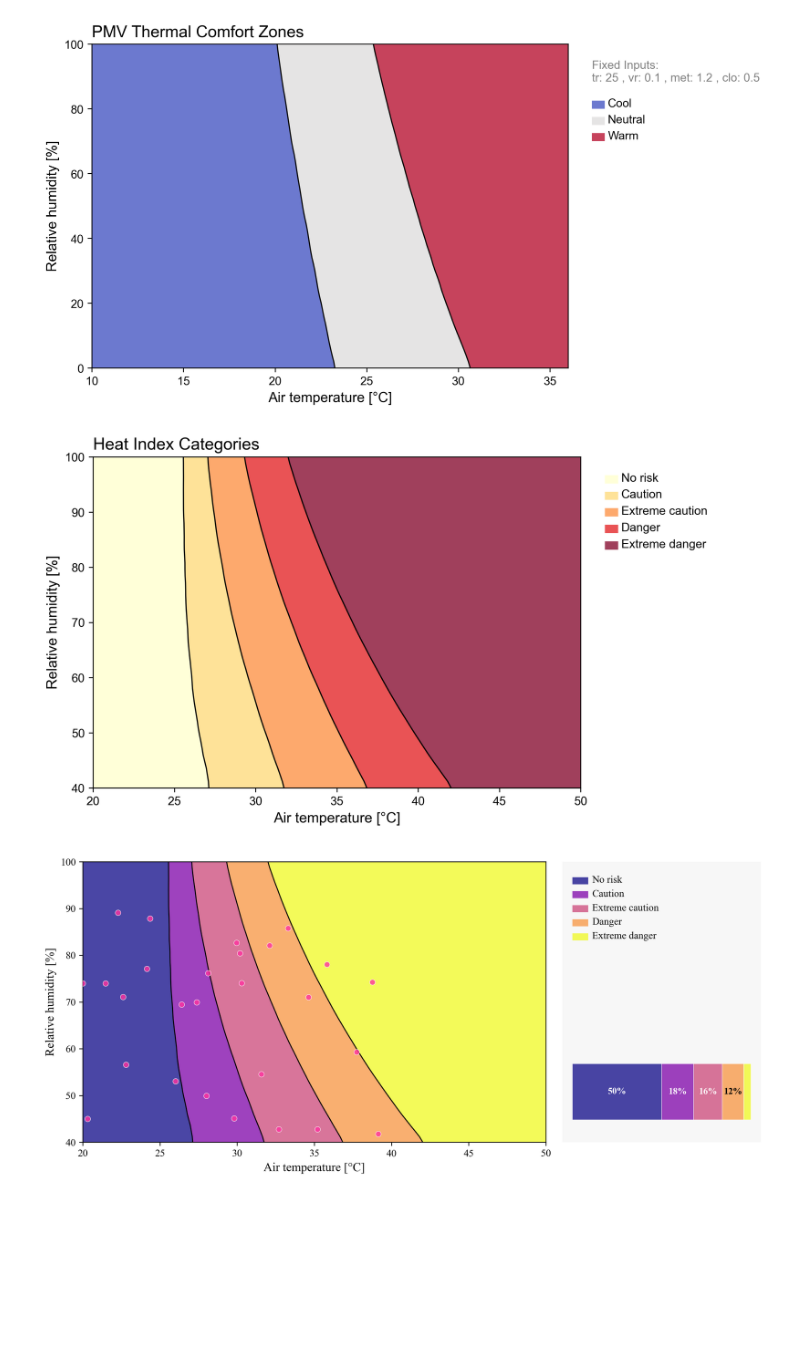
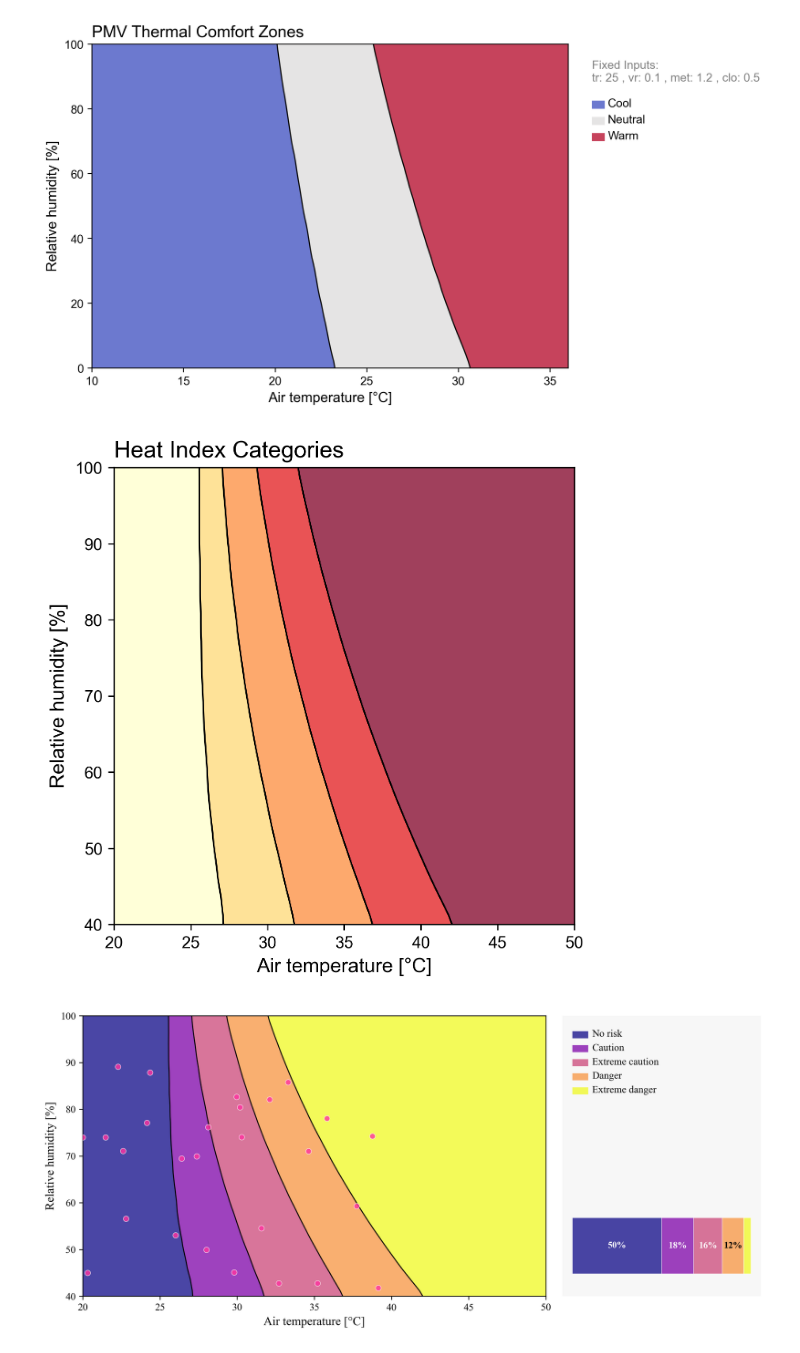
Before and after one commit to CenterForTheBuiltEnvironment/pythermalcomfort, a Jupyter notebook: test_notebook.ipynb, the cells around one changed output. Cells and saved outputs as stored; diff of their text form; code cells hidden in the pictures; blank space fills up the shorter version.

```diff
--- a/test_notebook.ipynb
+++ b/test_notebook.ipynb
@@ -28,9 +28,12 @@ fig, ax = plot.render()
 # %%
 plot = Plot.range(heat_index_rothfusz)
 plot.style.title = "Heat Index Categories"
+plot.style.show_legend = False
+plot.style.show_fixed_params = False
+plot.style.figsize = (5, 5)
 fig, ax = plot.render()
 # %% [output]
-[figure, old version]
+[figure, new version]
 # %%
 # Generate sample measurement data
 np.random.seed(42)
```
